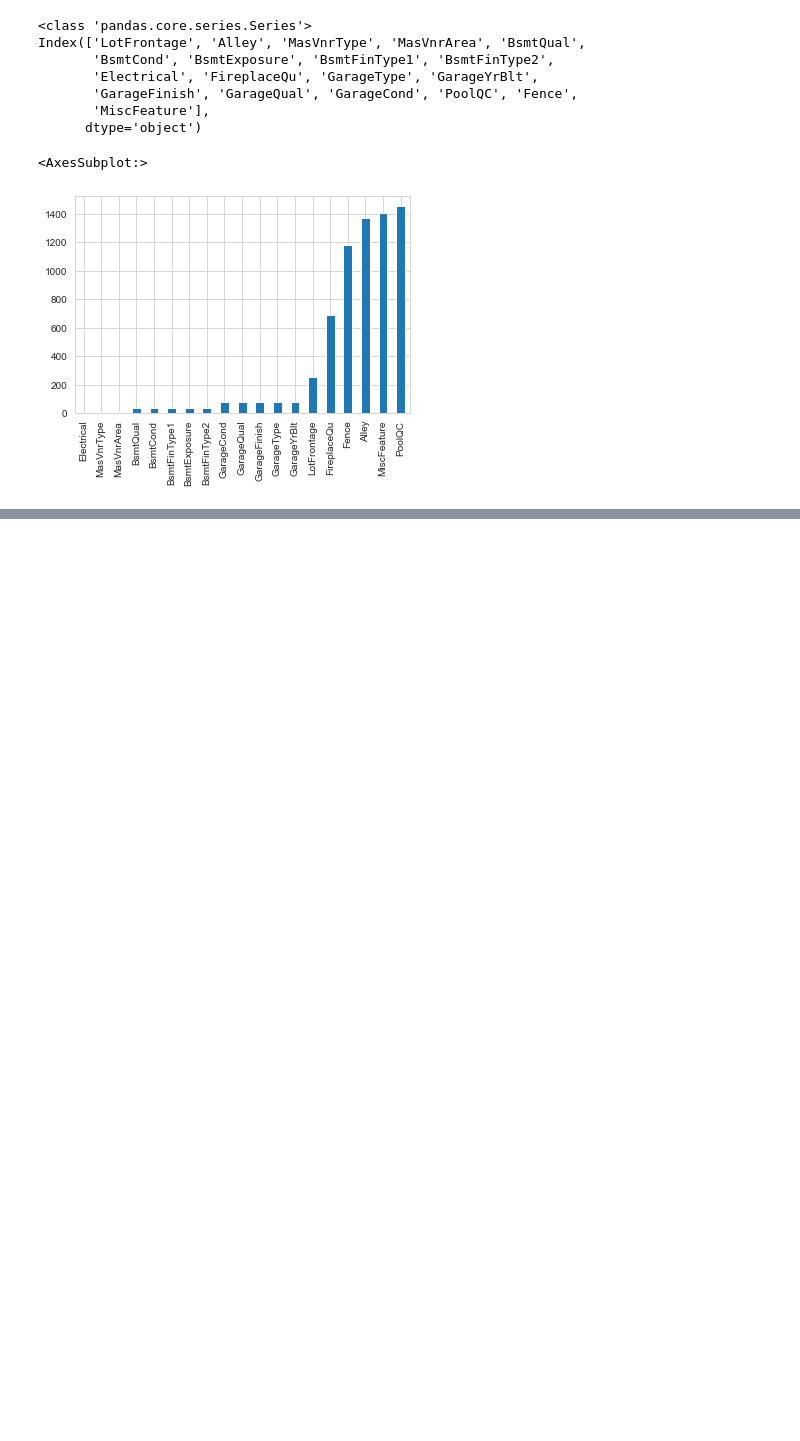
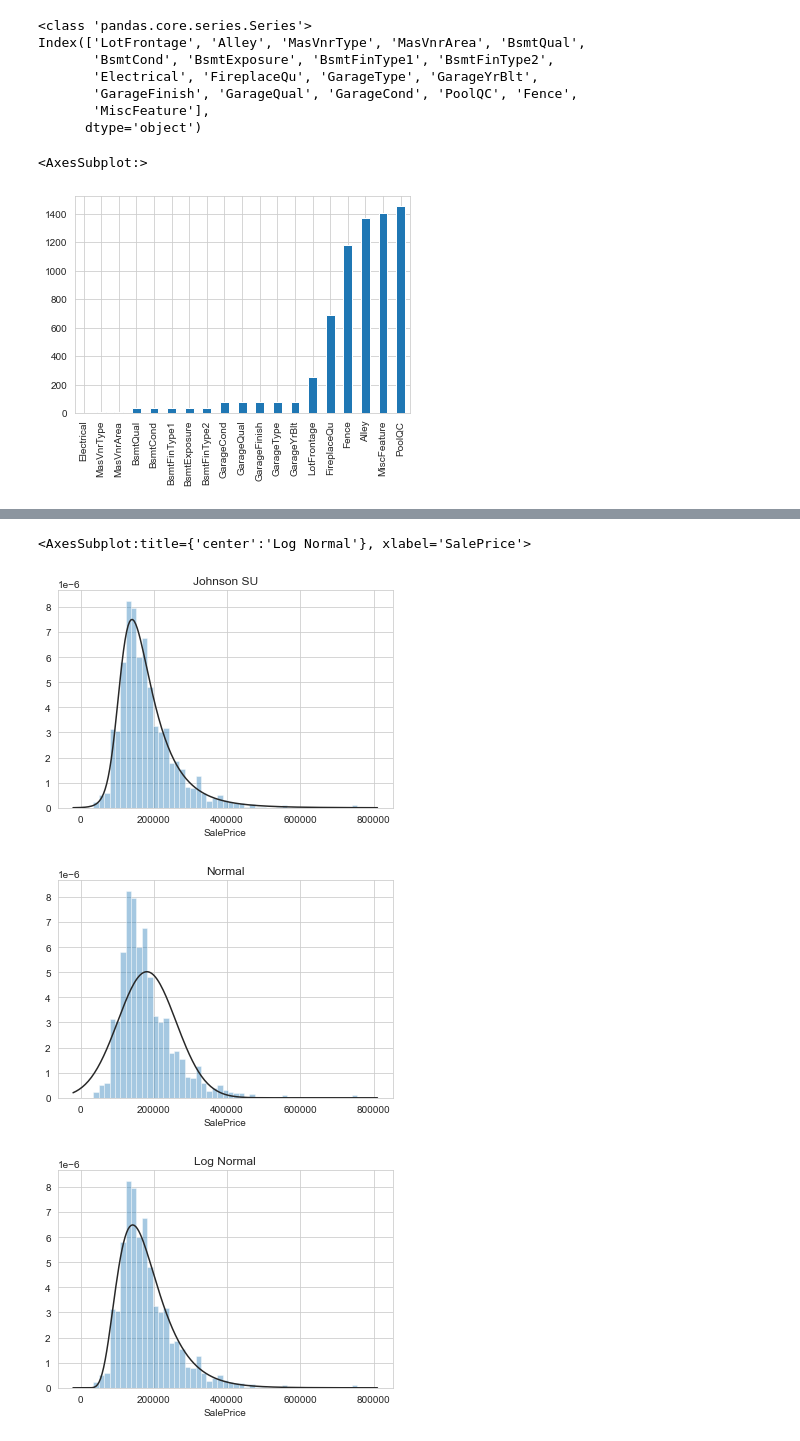
Before and after one commit to LinyiGuo96/Boston_House_Prices, a Jupyter notebook: Repeat_top_1.ipynd.ipynb, the cells around one changed output, grey strips where cells are left out. Cells and saved outputs as stored; diff of their text form; code cells hidden in the pictures; blank space fills up the shorter version.

```diff
--- a/Repeat_top_1.ipynd.ipynb
+++ b/Repeat_top_1.ipynd.ipynb
@@ -160,0 +169,20 @@ plt.show()
+# %%
+# import seaborn as sns
+
+y = train['SalePrice']
+plt.figure(1)
+plt.title('Johnson SU')
+sns.distplot(y, kde=False, fit=stats.johnsonsu)
+
+plt.figure(2)
+plt.title('Normal')
+sns.distplot(y, kde=False, fit=stats.norm)
+
+plt.figure(3)
+plt.title('Log Normal')
+sns.distplot(y, kde=False, fit=stats.lognorm)
+# %% [output]
+<AxesSubplot:title={'center':'Log Normal'}, xlabel='SalePrice'>
+[figure, added]
+[figure, added]
+[figure, added]
```
Also changed, not shown: parts of 5 cells of this notebook.
